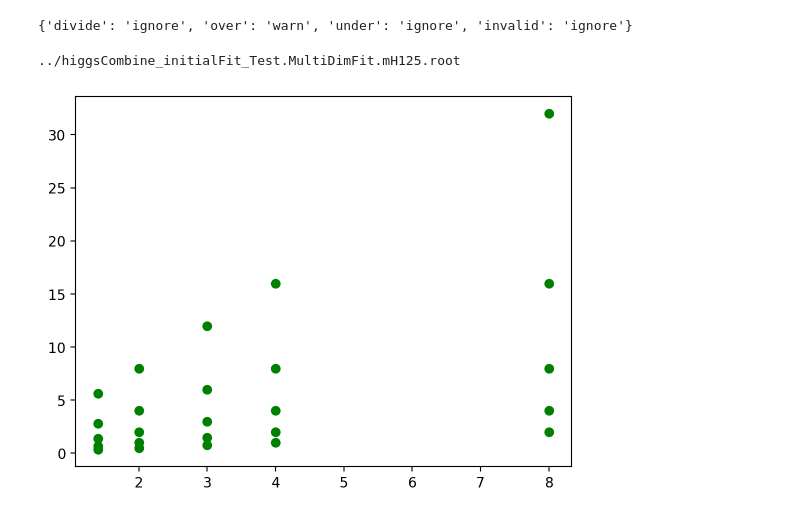
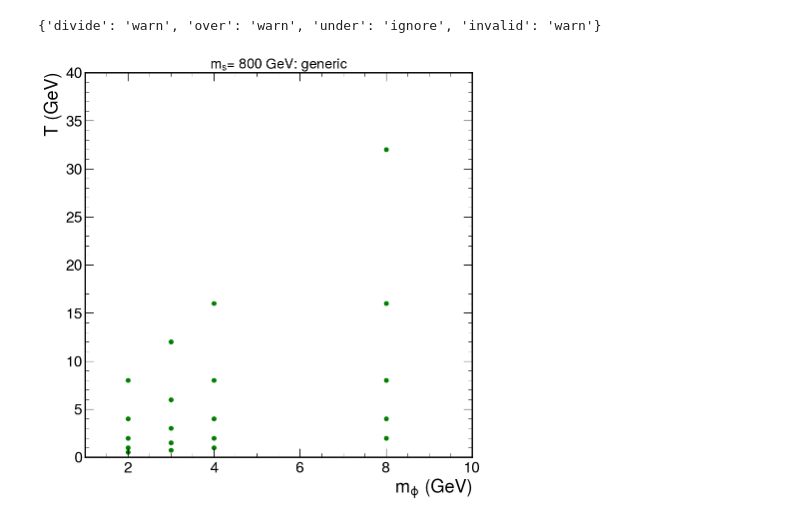
Before and after one commit to SUEPPhysics/SUEPLimits, a Jupyter notebook: notebook_tools/limits-2D.ipynb, the cells around one changed output. Saved outputs shown, nothing was run; the diff lists cells and outputs as text; code cells hidden in the pictures.

```diff
--- a/notebook_tools/limits-2D.ipynb
+++ b/notebook_tools/limits-2D.ipynb
@@ -2,6 +6,10 @@
 %config InlineBackend.figure_format = 'retina'
 import matplotlib.pyplot as plt
 from matplotlib import ticker, colors
+from scipy import interpolate
+from scipy.ndimage import gaussian_filter1d
+import matplotlib
+from scipy.interpolate import griddata
 import numpy as np
 import pandas as pd
 import os
@@ -10,9 +18,15 @@ import uproot
 import glob
 import yaml
 import json
+import math
 
+
+import mplhep as hep
+hep.style.use("CMS")
+plt.style.use(hep.style.CMS)
+matplotlib.rcParams.update({'figure.max_open_warning': 0})
+plt.rcParams['figure.dpi'] = 50
+matplotlib.rcParams['figure.facecolor'] = 'white'
 np.seterr(divide='ignore', invalid='ignore')
-
-#plt.style.use('physics.mplstyle')
 # %% [output]
-{'divide': 'ignore', 'over': 'warn', 'under': 'ignore', 'invalid': 'ignore'}
+{'divide': 'warn', 'over': 'warn', 'under': 'ignore', 'invalid': 'warn'}
@@ -25,3 +33,19 @@ Masses = [125,200,300,400,500,600,700,800,900,1000]
+# %%
+era = 2016
+M = 800
+decay = 'generic'
+lumis = {
+    2016 : 36.3, #36.308
+    2017 : 41.5, #41.471
+    2018 : 59.8, #59.817
+    'combined' : 59.8+41.5+ 36.3
+}
+
+decays = {
+    'hadronic' : r"$A^' \rightarrow e^{+}e^{-},\mu^{+}\mu^{-},\pi^{+}\pi^{-}$""\n""with BR=15,15,70%",
+    'leptonic' : r"$A^' \rightarrow e^{+}e^{-},\mu^{+}\mu^{-},\pi^{+}\pi^{-}$""\n""with BR=40,40,20%",
+    'generic' : r"$A^' \rightarrow \pi^{+}\pi^{-}$""\n""with BR=100%"
+}
 # %%
 # Define auxilary functions
 
@@ -88,41 +112,46 @@ def get_params(M=M,decay=decay):
         mphi = float(file_trim.split("_")[2][4:])
         mode = file_trim.split('_')[4][4:]
         all_params.append([t,Mass,mphi,xsec,mode])
-    # print('all params',all_params)
 
     # Take params corresponding to correct SUEP mass and decay mode
     params = []
     for pair in all_params:
         if pair[1] != M: continue
         if pair[4] != decay: continue
         params.append([pair[2],pair[0],pair[3]]) #[mphi,t,decay]
     # print('params', params)
 
     # check if combine produced the 5 expected limits
     skip_bad = []
 
     for pair in params:
         try:
             limit = get_limits(get_SUEP_file(Mass=M, mdark=pair[0], t=pair[1], decay=decay))
-            if limit.shape == (2,5):
+            if limit.shape == (2,6):
                 plt.scatter(pair[0],pair[1], color="green")
                 skip_bad.append(pair)
             else:
                 print('Missing limits; ', get_SUEP_file(Mass=M, mdark=pair[0], t=pair[1], decay=decay))
                 plt.scatter(pair[0],pair[1], color="blue")
 
         except:
             print('No limits; ', get_SUEP_file(Mass=M, mdark=pair[0], t=pair[1], decay=decay))
             plt.scatter(pair[0],pair[1], color="red")
 
+    plt.ylim([0, 40])
+    plt.xlim([1, 10])
+    plt.xlabel(r"$m_{\phi}$ (GeV)", x=1, ha='right')
+    plt.ylabel(r"$T$ (GeV)", y=1, ha='right')
+    plt.title(r'$m_{{s}}$= {} GeV: {}'.format(M,decay),fontsize=20)
+    plt.show()
+
 
     return skip_bad
 
 
 params = get_params()
 # %% [output]
-../higgsCombine_initialFit_Test.MultiDimFit.mH125.root
-[figure, old version]
+[figure, new version]
 # %%
 #Plots a 2D limit plot
 def plot_SUEP(params=params,unblind=False,tricontour='log'):
```
Also changed, not shown: parts of 4 cells of this notebook, 3 other files.
